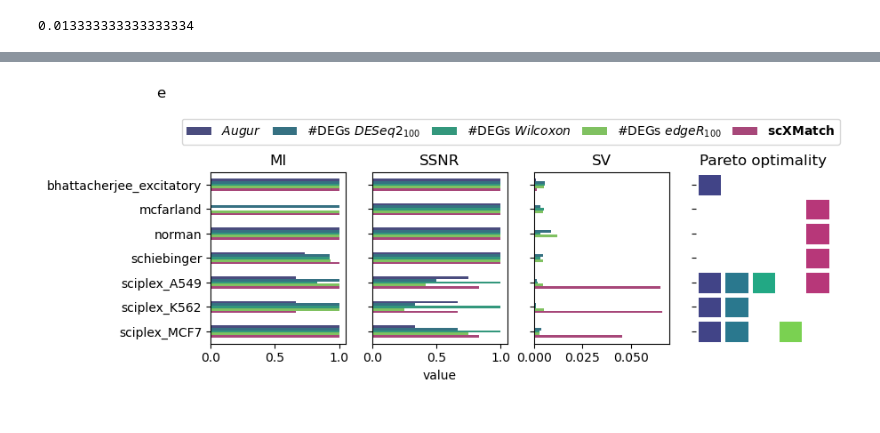
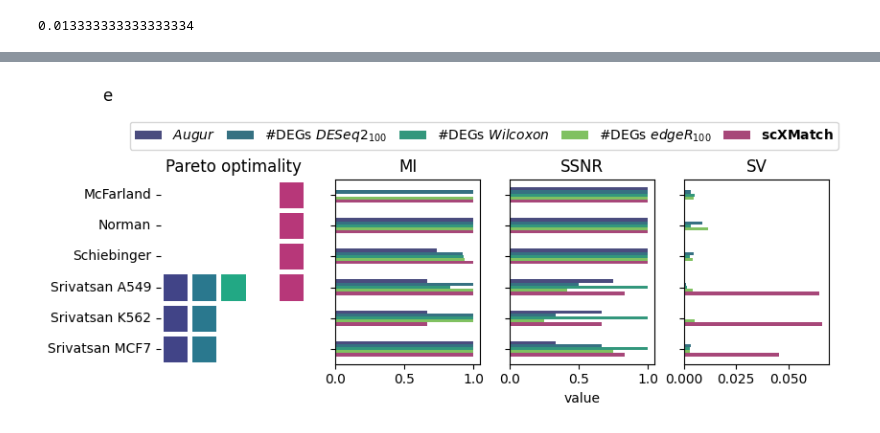
Before and after one commit to bionetslab/scXMatch_paper, a Jupyter notebook: notebooks/fig3.ipynb, the cells around one changed output, grey strips where cells are left out. Cells and saved outputs as stored; diff of their text form; code cells hidden in the pictures.

```diff
--- a/notebooks/fig3.ipynb
+++ b/notebooks/fig3.ipynb
@@ -53,0 +63,2 @@ var_results_dfs.sort_index().to_excel("sv.xlsx")
+# %%
+f = np.vectorize(round_sig)
@@ -53,0 +74,2 @@ var_results_dfs.sort_index().to_excel("sv.xlsx")
+# %%
+ssnr_df.set_index("metric").apply(f)
@@ -54,5 +93,5 @@ var_results_dfs.sort_index().to_excel("sv.xlsx")
 # %%
-pareto_counts, pareto_sets = compute_pareto_optimal_datasets(mon_df, ssnr_df, var_df)
+pareto_counts, pareto_sets = compute_pareto_optimal_datasets(mon_df.apply(f), ssnr_df.set_index("metric").apply(f), var_df.apply(f))
 samples = set()
 for sample_list in pareto_sets.values():
     samples.update(sample_list)
@@ -67,7 +106,7 @@ df.rename({"deseq2_100": "#DEGs $DESeq2_{100}$",
                 "wilcoxon": "#DEGs $Wilcoxon$",
                "scXMatch": "$\mathbf{scXMatch}$",
                }, inplace=True, axis=0)
-dummy_heatmap = np.ones([7, 5])
+dummy_heatmap = np.ones([6, 5])
 dummy_heatmap[:, 1] = 2
 dummy_heatmap[:, 2] = 3
 dummy_heatmap[:, 3] = 4
@@ -89,40 +128,42 @@ palette_dict = {
 # %%
 f, axs = plt.subplots(1, 4, figsize=(9, 2.5))
 
-sns.barplot(melted_mon, y="dataset", hue="metric", x="value", orient="h", palette=palette_dict, ax=axs[0], legend=True, width=0.5, hue_order=palette_dict.keys())
-axs[0].set_title("MI")
-axs[0].set_ylabel("")
-axs[0].set_xlabel("")
-#axs[0].set_yticklabels(["McFarland", "Norman", "Schiebinger", "Sciplex A549", "Sciplex K562", "Sciplex MCF7"])
 
-sns.barplot(melted_ssnr, y="dataset", hue="metric", x="value", orient="h", palette=palette_dict, ax=axs[1], legend=False, width=0.5, hue_order=palette_dict.keys())
-axs[1].set_title("SSNR")
+sns.heatmap(dummy_heatmap, mask=mask, linewidths=2.5, linecolor='white', ax=axs[0], cbar=False, cmap=palette)
+axs[0].set_title("Pareto optimality")
+#axs[0].set_yticklabels([])
+axs[0].set_xticklabels([])
+axs[0].set_xticks([])
+
+sns.barplot(melted_mon, y="dataset", hue="metric", x="value", orient="h", palette=palette_dict, ax=axs[1], legend=True, width=0.5, hue_order=palette_dict.keys())
+axs[1].set_title("MI")
 axs[1].set_ylabel("")
+axs[1].set_xlabel("")
 axs[1].set_yticklabels([])
 
-sns.barplot(melted_var, y="dataset", hue="metric", x="value", orient="h", palette=palette_dict, ax=axs[2], legend=False, width=0.5, hue_order=palette_dict.keys())
-axs[2].set_title("SV")
+sns.barplot(melted_ssnr, y="dataset", hue="metric", x="value", orient="h", palette=palette_dict, ax=axs[2], legend=False, width=0.5, hue_order=palette_dict.keys())
+axs[2].set_title("SSNR")
 axs[2].set_ylabel("")
-axs[2].set_xlabel("")
 axs[2].set_yticklabels([])
 
-handles, labels = axs[0].get_legend_handles_labels()
+sns.barplot(melted_var, y="dataset", hue="metric", x="value", orient="h", palette=palette_dict, ax=axs[3], legend=False, width=0.5, hue_order=palette_dict.keys())
+axs[3].set_title("SV")
+axs[3].set_ylabel("")
+axs[3].set_xlabel("")
+axs[3].set_yticklabels([])
+
+handles, labels = axs[1].get_legend_handles_labels()
 f.legend(handles, labels, loc='upper center', ncol=len(palette), bbox_to_anchor=(0.5, 1.15), columnspacing=0.9)
-axs[0].legend_.remove()
+axs[1].legend_.remove()
 
 axs[0].text(
     -0.4, 1.5,  # Position (normalized figure coordinates)
     "e",   # Corresponding letter
     transform=axs[0].transAxes,  # Relative to subplot
     fontsize=12, va='top', ha='left'
 )
 
-sns.heatmap(dummy_heatmap, mask=mask, linewidths=2.5, linecolor='white', ax=axs[3], cbar=False, cmap=palette)
-axs[3].set_title("Pareto optimality")
-axs[3].set_yticklabels([])
-axs[3].set_xticklabels([])
-axs[3].set_xticks([])
-
+axs[0].set_yticklabels(["McFarland", "Norman", "Schiebinger", "Srivatsan A549", "Srivatsan K562", "Srivatsan MCF7"])
 plt.savefig("../plots/fig3/fig3e.pdf", bbox_inches="tight")
 # %% [output]
-[figure, old version]
+[figure, new version]
```
Also changed, not shown: parts of 9 cells of this notebook, 18 other files.
